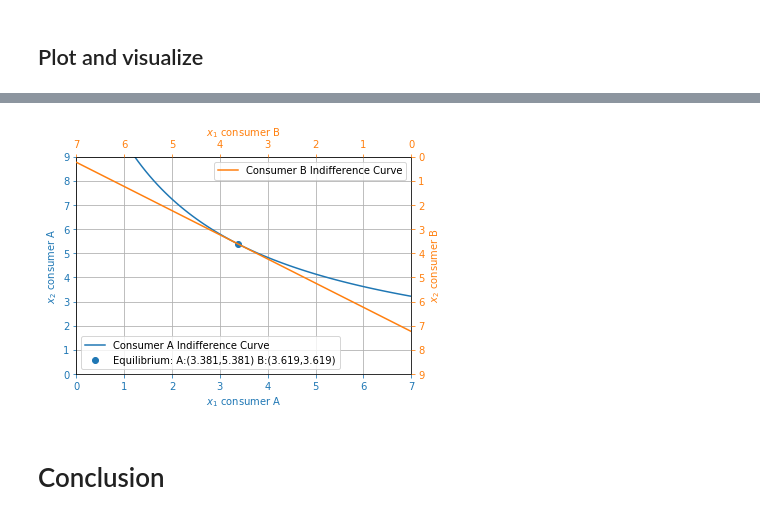
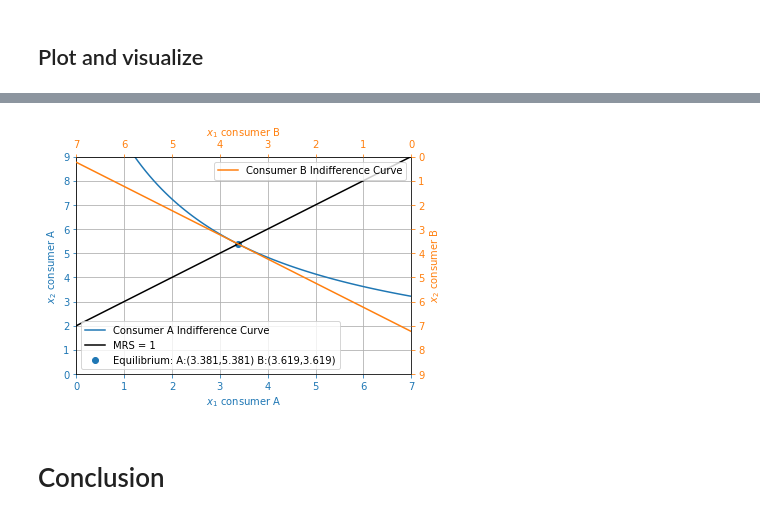
Before and after one commit to NumEconCopenhagen/projects-2020-tobiasharald, a Jupyter notebook: modelproject/modelproject.ipynb, the cells around one changed output, grey strips where cells are left out. Drawn from its saved outputs; the diff is of its cells as text; code cells hidden in the pictures.

```diff
--- a/modelproject/modelproject.ipynb
+++ b/modelproject/modelproject.ipynb
@@ -458,29 +421,0 @@ MRS is equal to -1 for both, while utilites are $u_A = u_B = 28$, whereas this i
-# %%
-X1_star = 7
-X2_star = 9
-
-#Plotting in the same diagram, by using three functions where x2 is isolated
-def x1_B(x1):
-    return 7-x1
-
-def x2_A(x1):
-    return 28.95335/(x1+2)
-
-def x2_MRS(x1):
-    return x1 + 2
-
-def x2_B(x1):
-    return 9-(28.95335-4*(x1))/4
-
-x1 = np.linspace(0,7,100)
-
-plt.scatter(x1_solution_A_number,x2_solution_A_number)
-plt.plot(x1,x2_A(x1))
-plt.plot((7-x1),(x2_B(x1)))
-plt.plot(x1,x2_MRS(x1),color='black')
-plt.legend(['Consumer A','Consumer B','MRS=1'],loc=1)
-plt.axis([0,X1_star,0,X2_star]);
-plt.ylabel('$x_2$, Consumer A')
-plt.xlabel('$x_1$, Consumer A')
-plt.title('Edgeworth box')
-plt.grid();
@@ -504,34 +437,35 @@ def x2_B(x1):
 x1 = np.linspace(0,8,100)
 
 fig=plt.figure()
 ax=fig.add_subplot(111, label="1")
 ax2=fig.add_subplot(111, label="2", frame_on=False)
 
 ax.plot(x1, x2_A(x1), color="C0")
 ax.scatter(x1_solution_A_number,x2_solution_A_number, label=f'Equilibrium: A:({x1_solution_A_number:.3f},{x2_solution_A_number:.3f}) B:({x1_solution_B_number:.3f},{x2_solution_B_number:.3f})')
+ax.plot(x1,x2_MRS(x1),color='black')
 ax.set_xlabel("$x_1$ consumer A", color="C0")
 ax.set_ylabel("$x_2$ consumer A", color="C0")
 ax.axis([0,X1_star,0,X2_star]);
 ax.tick_params(axis='x', colors="C0")
 ax.tick_params(axis='y', colors="C0")
-ax.legend(['Consumer A Indifference Curve',f'Equilibrium: A:({x1_solution_A_number:.3f},{x2_solution_A_number:.3f}) B:({x1_solution_B_number:.3f},{x2_solution_B_number:.3f})'],loc=3)
+ax.legend(['Consumer A Indifference Curve','MRS = 1',f'Equilibrium: A:({x1_solution_A_number:.3f},{x2_solution_A_number:.3f}) B:({x1_solution_B_number:.3f},{x2_solution_B_number:.3f})'],loc=3)
 
 ax2.plot(x1, x2_B(x1), color="C1")
 ax2.xaxis.tick_top()
 ax2.yaxis.tick_right()
 ax2.set_xlabel('$x_1$ consumer B', color="C1")
 ax2.set_ylabel('$x_2$ consumer B', color="C1")
 ax2.xaxis.set_label_position('top')
 ax2.yaxis.set_label_position('right')
 ax2.axis([X1_star,0,X2_star,0]);
 ax.grid(b=True);
 ax2.tick_params(axis='x', colors="C1")
 ax2.tick_params(axis='y', colors="C1")
 ax2.legend(['Consumer B Indifference Curve'],loc=1)
 
 
 plt.show()
 # %% [output]
-[figure, old version]
+[figure, new version]
 # %% [markdown]
 # Conclusion
```
Also changed, not shown: parts of 12 cells of this notebook, 1 other file.
